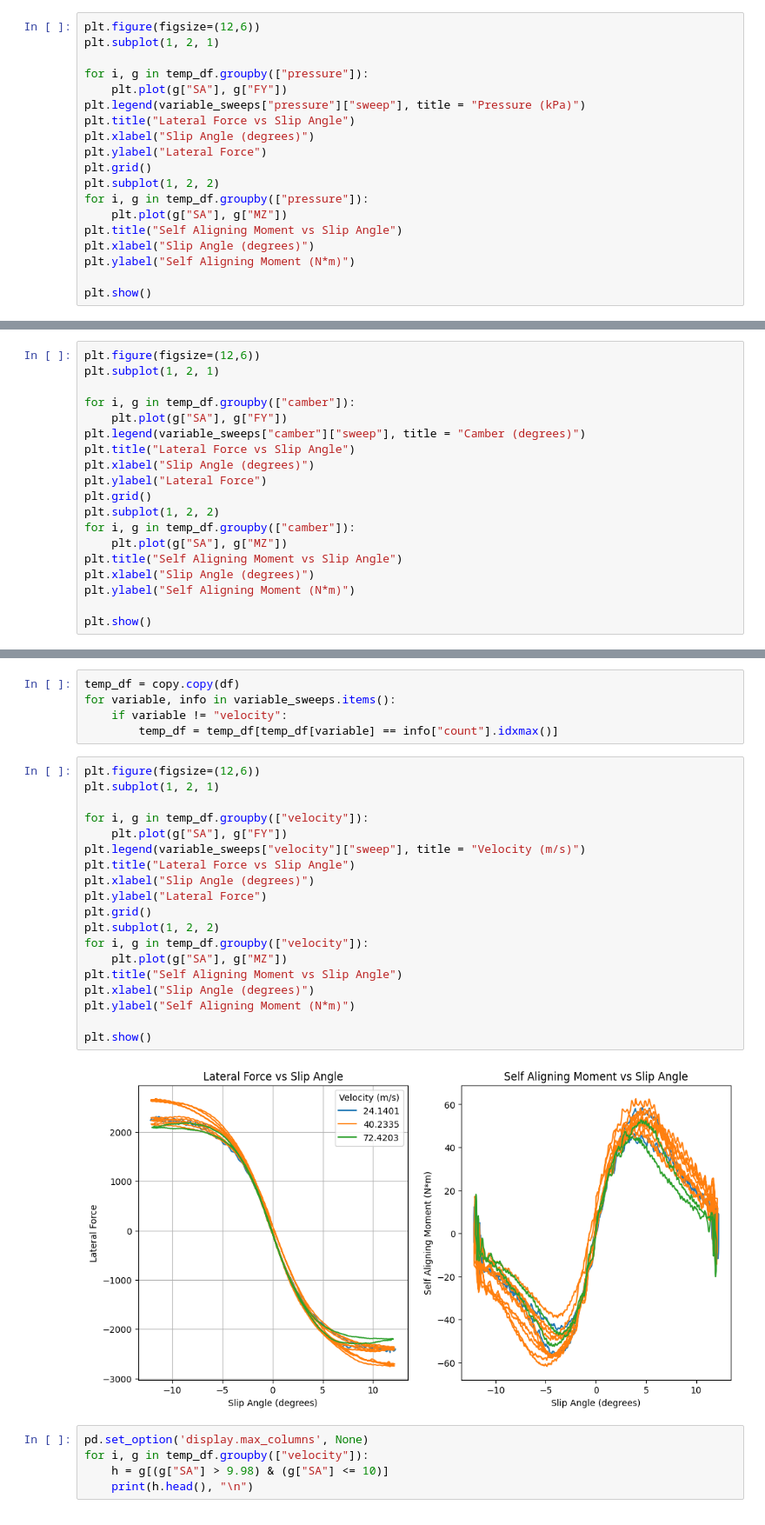
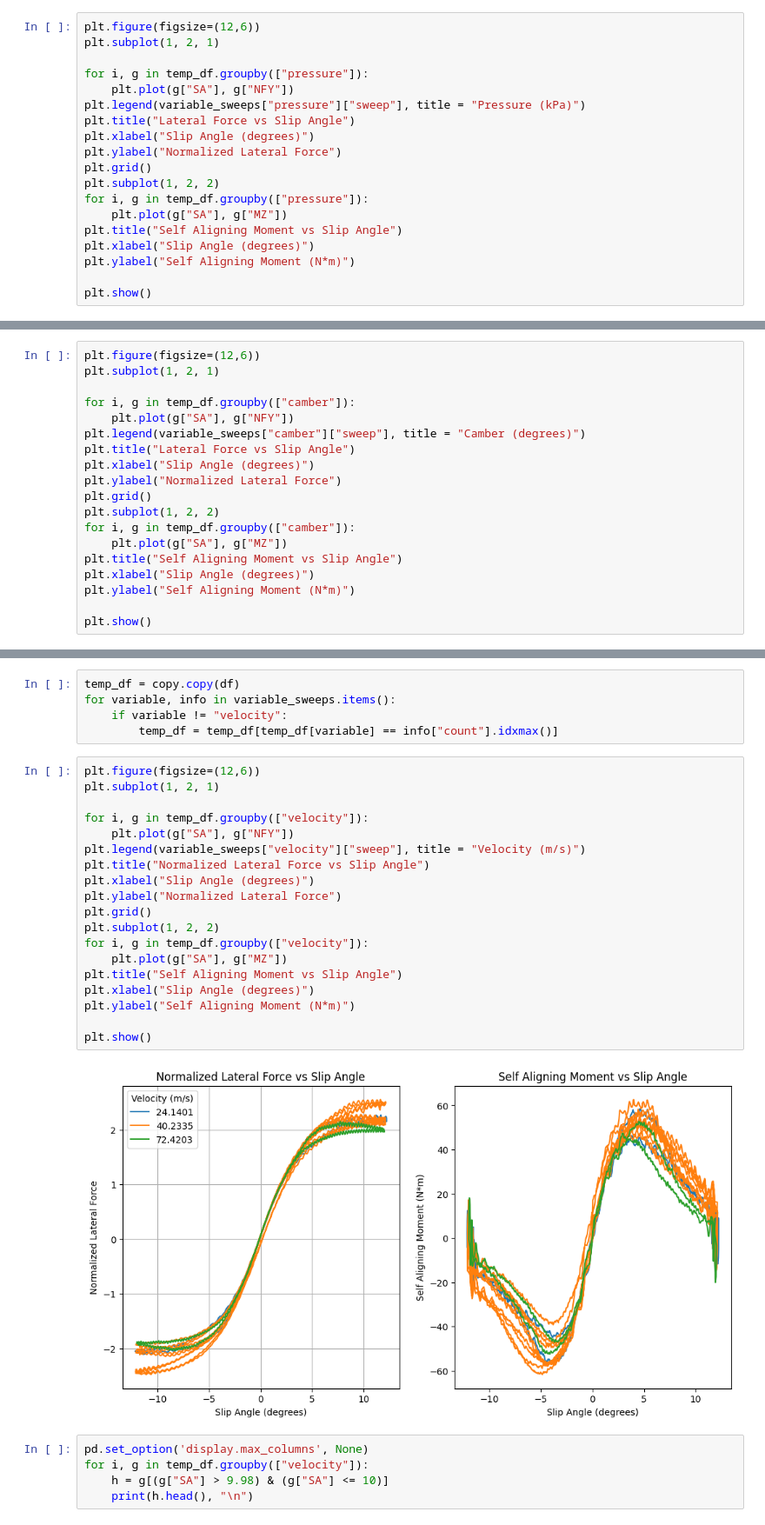
Before and after one commit to jackskmyers/Tire-Data-Analysis, a Jupyter notebook: rear_cornering_analysis.ipynb, the cells around one changed output, grey strips where cells are left out. Shown at 87% size. Cells and saved outputs as stored; diff of their text form.

```diff
--- a/rear_cornering_analysis.ipynb
+++ b/rear_cornering_analysis.ipynb
@@ -65,11 +65,11 @@ plt.figure(figsize=(12,6))
 plt.subplot(1, 2, 1)
 
 for i, g in temp_df.groupby(["pressure"]):
-    plt.plot(g["SA"], g["FY"])
+    plt.plot(g["SA"], g["NFY"])
 plt.legend(variable_sweeps["pressure"]["sweep"], title = "Pressure (kPa)")
 plt.title("Lateral Force vs Slip Angle")
 plt.xlabel("Slip Angle (degrees)")
-plt.ylabel("Lateral Force")
+plt.ylabel("Normalized Lateral Force")
 plt.grid()
 plt.subplot(1, 2, 2)
 for i, g in temp_df.groupby(["pressure"]):
@@ -95,11 +95,11 @@ plt.figure(figsize=(12,6))
 plt.subplot(1, 2, 1)
 
 for i, g in temp_df.groupby(["camber"]):
-    plt.plot(g["SA"], g["FY"])
+    plt.plot(g["SA"], g["NFY"])
 plt.legend(variable_sweeps["camber"]["sweep"], title = "Camber (degrees)")
 plt.title("Lateral Force vs Slip Angle")
 plt.xlabel("Slip Angle (degrees)")
-plt.ylabel("Lateral Force")
+plt.ylabel("Normalized Lateral Force")
 plt.grid()
 plt.subplot(1, 2, 2)
 for i, g in temp_df.groupby(["camber"]):
@@ -123,24 +123,24 @@ for variable, info in variable_sweeps.items():
 # %%
 plt.figure(figsize=(12,6))
 plt.subplot(1, 2, 1)
 
 for i, g in temp_df.groupby(["velocity"]):
-    plt.plot(g["SA"], g["FY"])
+    plt.plot(g["SA"], g["NFY"])
 plt.legend(variable_sweeps["velocity"]["sweep"], title = "Velocity (m/s)")
-plt.title("Lateral Force vs Slip Angle")
+plt.title("Normalized Lateral Force vs Slip Angle")
 plt.xlabel("Slip Angle (degrees)")
-plt.ylabel("Lateral Force")
+plt.ylabel("Normalized Lateral Force")
 plt.grid()
 plt.subplot(1, 2, 2)
 for i, g in temp_df.groupby(["velocity"]):
     plt.plot(g["SA"], g["MZ"])
 plt.title("Self Aligning Moment vs Slip Angle")
 plt.xlabel("Slip Angle (degrees)")
 plt.ylabel("Self Aligning Moment (N*m)")
 
 plt.show()
 # %% [output]
-[figure, old version]
+[figure, new version]
 # %%
 pd.set_option('display.max_columns', None)
 for i, g in temp_df.groupby(["velocity"]):
```
Also changed, not shown: parts of 3 cells of this notebook, 4 other files.
